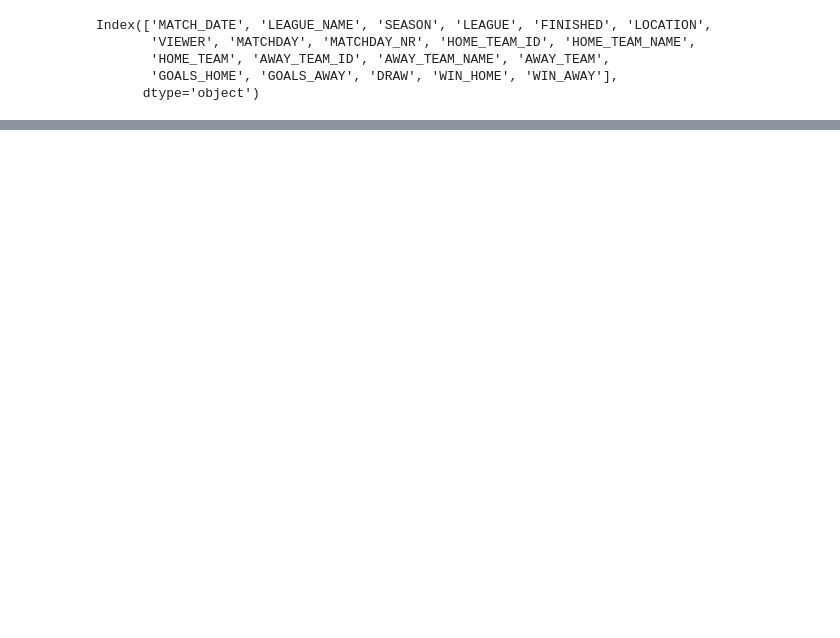
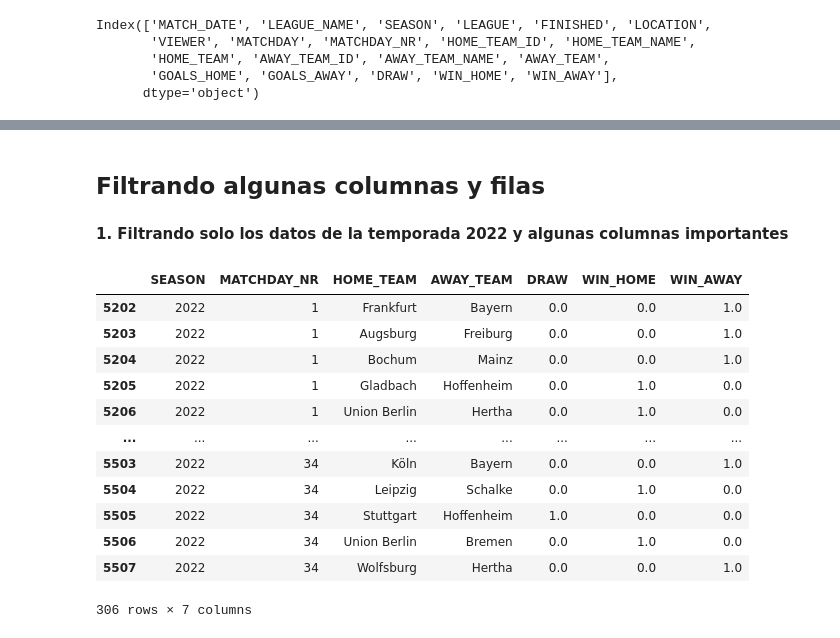
Before and after one commit to OmarFloresPTY/Pandas_Bundesliga_Analisis, a Jupyter notebook: bundesliga_2005_to_2023_season.ipynb, the cells around one changed output, grey strips where cells are left out. Drawn from its saved outputs; the diff is of its cells as text; code cells hidden in the pictures; blank space fills up the shorter version.

```diff
--- a/bundesliga_2005_to_2023_season.ipynb
+++ b/bundesliga_2005_to_2023_season.ipynb
@@ -46,3 +52,23 @@ df_bundesliga.tail(3)
 | 5505 | 2023-05-27 15:30:00 | 1. Fußball-Bundesliga 2022/2023 | 2022 | bl1 | True | Stuttgart | NaN | 34. Spieltag | 34 | ... |
 | 5506 | 2023-05-27 15:30:00 | 1. Fußball-Bundesliga 2022/2023 | 2022 | bl1 | True | Berlin | NaN | 34. Spieltag | 34 | ... |
 | 5507 | 2023-05-27 15:30:00 | 1. Fußball-Bundesliga 2022/2023 | 2022 | bl1 | True | Wolfsburg | NaN | 34. Spieltag | 34 | ... |
+# %% [markdown]
+## Filtrando algunas columnas y filas
+# %% [markdown]
+**1. Filtrando solo los datos de la temporada 2022 y algunas columnas importantes**
+# %%
+df_bundesliga.loc[5202:5507,['SEASON','MATCHDAY_NR','HOME_TEAM','AWAY_TEAM','DRAW','WIN_HOME','WIN_AWAY']]
+# %% [output]
+|  | SEASON | MATCHDAY_NR | HOME_TEAM | AWAY_TEAM | DRAW | WIN_HOME | WIN_AWAY |
+| 5202 | 2022 | 1 | Frankfurt | Bayern | 0.0 | 0.0 | 1.0 |
+| 5203 | 2022 | 1 | Augsburg | Freiburg | 0.0 | 0.0 | 1.0 |
+| 5204 | 2022 | 1 | Bochum | Mainz | 0.0 | 0.0 | 1.0 |
+| 5205 | 2022 | 1 | Gladbach | Hoffenheim | 0.0 | 1.0 | 0.0 |
+| 5206 | 2022 | 1 | Union Berlin | Hertha | 0.0 | 1.0 | 0.0 |
+| ... | ... | ... | ... | ... | ... | ... | ... |
+| 5503 | 2022 | 34 | Köln | Bayern | 0.0 | 0.0 | 1.0 |
+| 5504 | 2022 | 34 | Leipzig | Schalke | 0.0 | 1.0 | 0.0 |
+| 5505 | 2022 | 34 | Stuttgart | Hoffenheim | 1.0 | 0.0 | 0.0 |
+| 5506 | 2022 | 34 | Union Berlin | Bremen | 0.0 | 1.0 | 0.0 |
+| 5507 | 2022 | 34 | Wolfsburg | Hertha | 0.0 | 0.0 | 1.0 |
+306 rows × 7 columns
```
Also changed, not shown: parts of 7 cells of this notebook.
